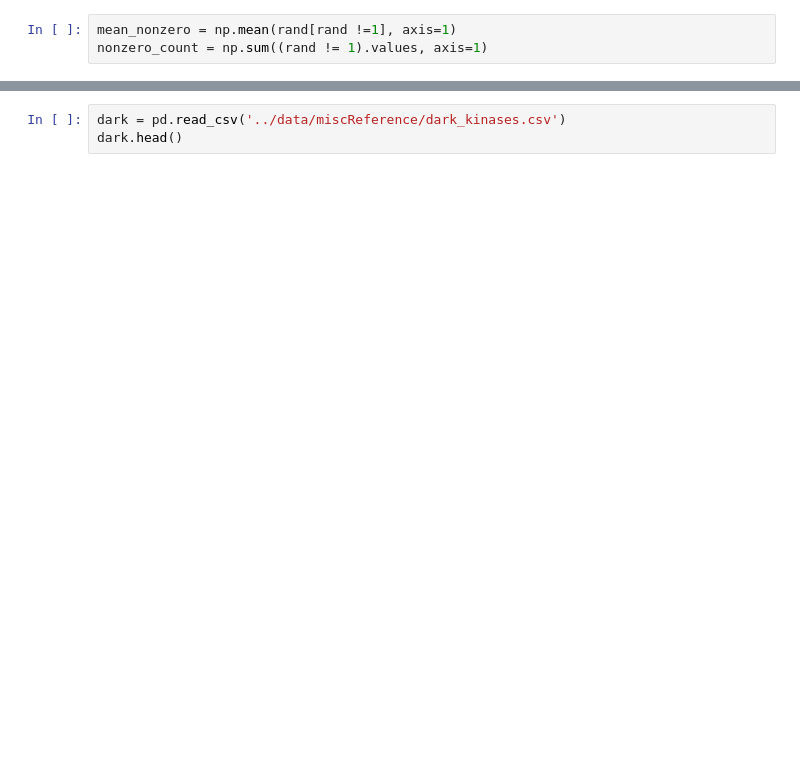
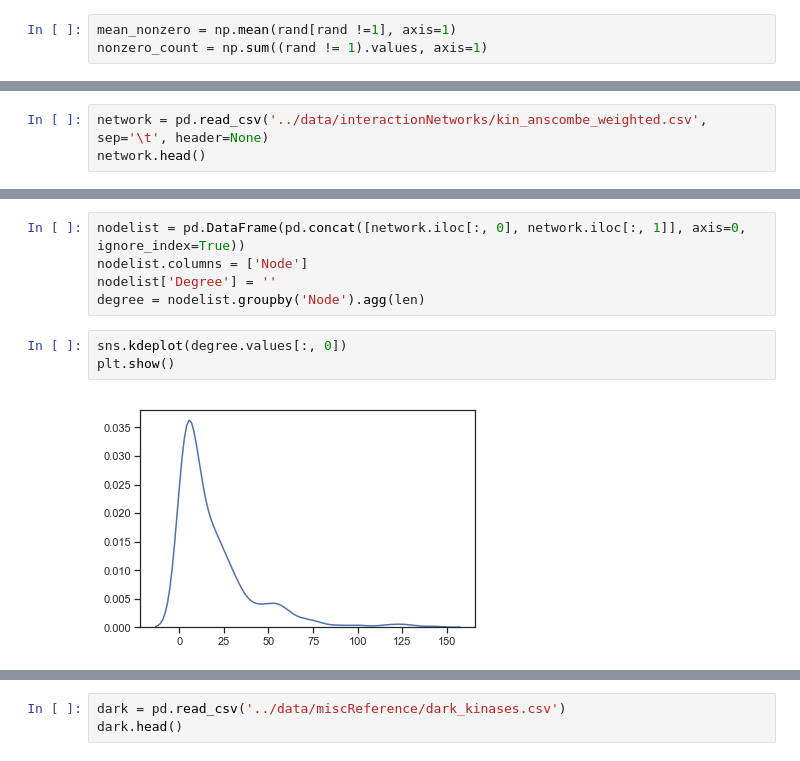
Before and after one commit to gomezlab/kinotypeClusteringAndRegression, a Jupyter notebook: src/network_11_analysisOfSensitivity.ipynb, the cells around one changed output, grey strips where cells are left out. Cells and saved outputs as stored; diff of their text form; blank space fills up the shorter version.

```diff
--- a/src/network_11_analysisOfSensitivity.ipynb
+++ b/src/network_11_analysisOfSensitivity.ipynb
@@ -53,0 +57,3 @@ plt.show()
+# %%
+network = pd.read_csv('../data/interactionNetworks/kin_anscombe_weighted.csv', sep='\t', header=None)
+network.head()
@@ -53,0 +67,10 @@ plt.show()
+# %%
+nodelist = pd.DataFrame(pd.concat([network.iloc[:, 0], network.iloc[:, 1]], axis=0, ignore_index=True))
+nodelist.columns = ['Node']
+nodelist['Degree'] = ''
+degree = nodelist.groupby('Node').agg(len)
+# %%
+sns.kdeplot(degree.values[:, 0])
+plt.show()
+# %% [output]
+[figure, added]
```
Also changed, not shown: parts of 15 cells of this notebook.
